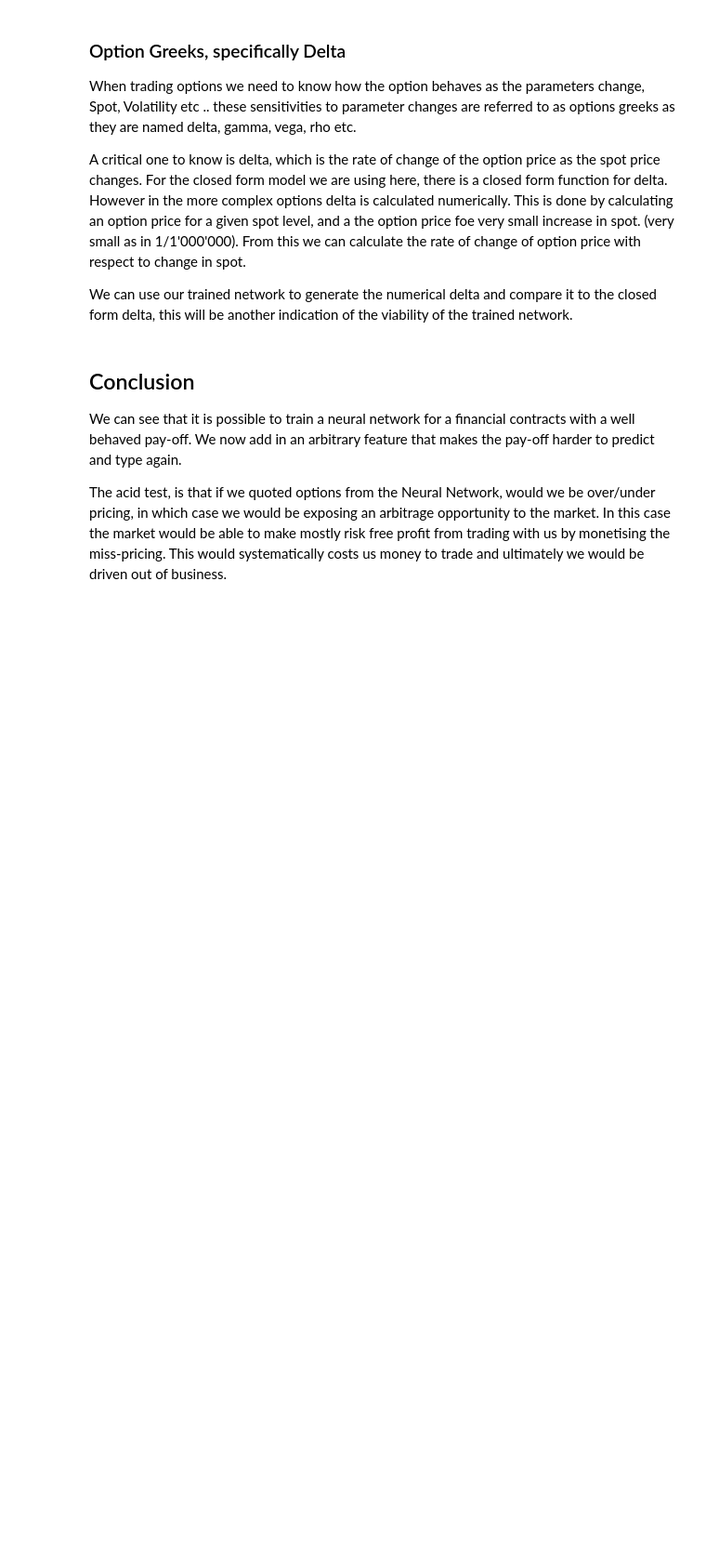
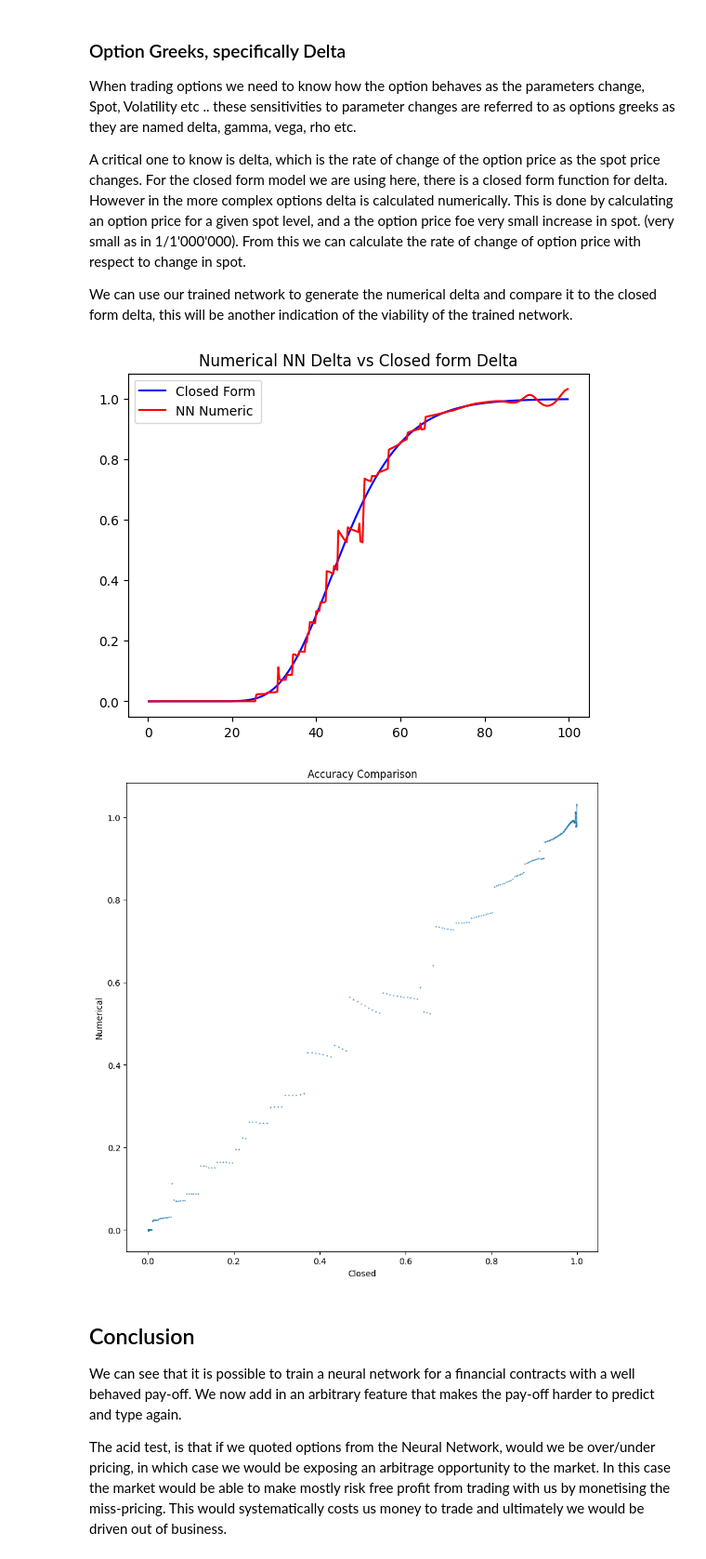
Before and after one commit to parrisma/optprice, a Jupyter notebook: jupyter/optprice.ipynb, the cells around one changed output. Shown at 93% size. Drawn from its saved outputs; the diff is of its cells as text; code cells hidden in the pictures; blank space fills up the shorter version.

```diff
--- a/jupyter/optprice.ipynb
+++ b/jupyter/optprice.ipynb
@@ -670,6 +795,11 @@ We must verify the model is working across feature space. To do this we create a
 # Create new set of test scenarios
 #
 vols, mats, spots, strikes, rates = parameter_scenarios(num_steps=20)
+SPOT: Final[float] = 50.0
+STRIKE: Final[float] = 50.0
+MAT: Final[float] = 0.5
+RATE: Final[float] = 0.025
+VOL: Final[float] = 0.2
 # %% [markdown]
 **Note**
 There are three scenarios below, only run **one** of them at a time as they all return results to the same outputs.
@@ -711 +854,11 @@ s1, s1n, s2, s2n, predicted = two_d_scenario(
 )
+# %%
+# Scenario 3 : Spot vs Vol
+#
+vols, mats, spots, strikes, rates = parameter_scenarios(num_steps=100)
+s1, s1n, s2, s2n, actual = two_d_scenario(
+    spot=spots, strike=STRIKE, mat=MAT, rate=RATE, vol=vols, price_func=black_scholes_model,
+)
+s1, s1n, s2, s2n, predicted = two_d_scenario(
+    spot=spots, strike=STRIKE, mat=MAT, rate=RATE, vol=vols, price_func=model.predict
+)
@@ -835,35 +1010,46 @@ closed_form_deltas = []
 small_change: Final[float] = 1e-6
 
 # Spot range must be within the trained range
-spots = range(1, 100)
+spots = [x * 0.25 for x in range(1, 400)]
 x_p1 = np.zeros((len(spots), 5))
 x_p2 = np.zeros((len(spots), 5))
 
 for i, spot in enumerate(spots, 0):
     # Calc the closed form delta
     _, delta = black_scholes_model(
         S=spot, K=50, T=1.0, r=0.05, v=0.25, with_delta=True
     )
     closed_form_deltas.append(delta)
 
     # Build up the scenarios to make batch calls to model predict outside of this loop.
     x_p1[i] = [spot, 50, 1.0, 0.05, 0.25]
     x_p2[i] = [spot + small_change, 50, 1.0, 0.05, 0.25]
 
 # Predict as batches
 p1 = model.predict(x_p1, verbose=0)
 p2 = model.predict(x_p2, verbose=0)
 
 # Numerical delta is diff in price over spot increment
 numerical_deltas = ((p2-p1)/small_change).tolist()
 
 # Plot the results vs the closed form to make it easy to visualize
 plt.clf()
 plt.title(f"Numerical NN Delta vs Closed form Delta")
 plt.plot(spots, closed_form_deltas, color="blue", label="Closed Form")
 plt.plot(spots, numerical_deltas, color="red", label="NN Numeric")
 plt.legend()
 plt.show()
+
+plot_scatter(
+    np.array(closed_form_deltas),
+    np.array(numerical_deltas),
+    x_lab="Closed",
+    y_lab="Numerical",
+    title="Accuracy Comparison",
+)
+# %% [output]
+[figure, added]
+[figure, added]
 # %% [markdown]
 ## Conclusion
 
```
Also changed, not shown: parts of 43 cells of this notebook.
